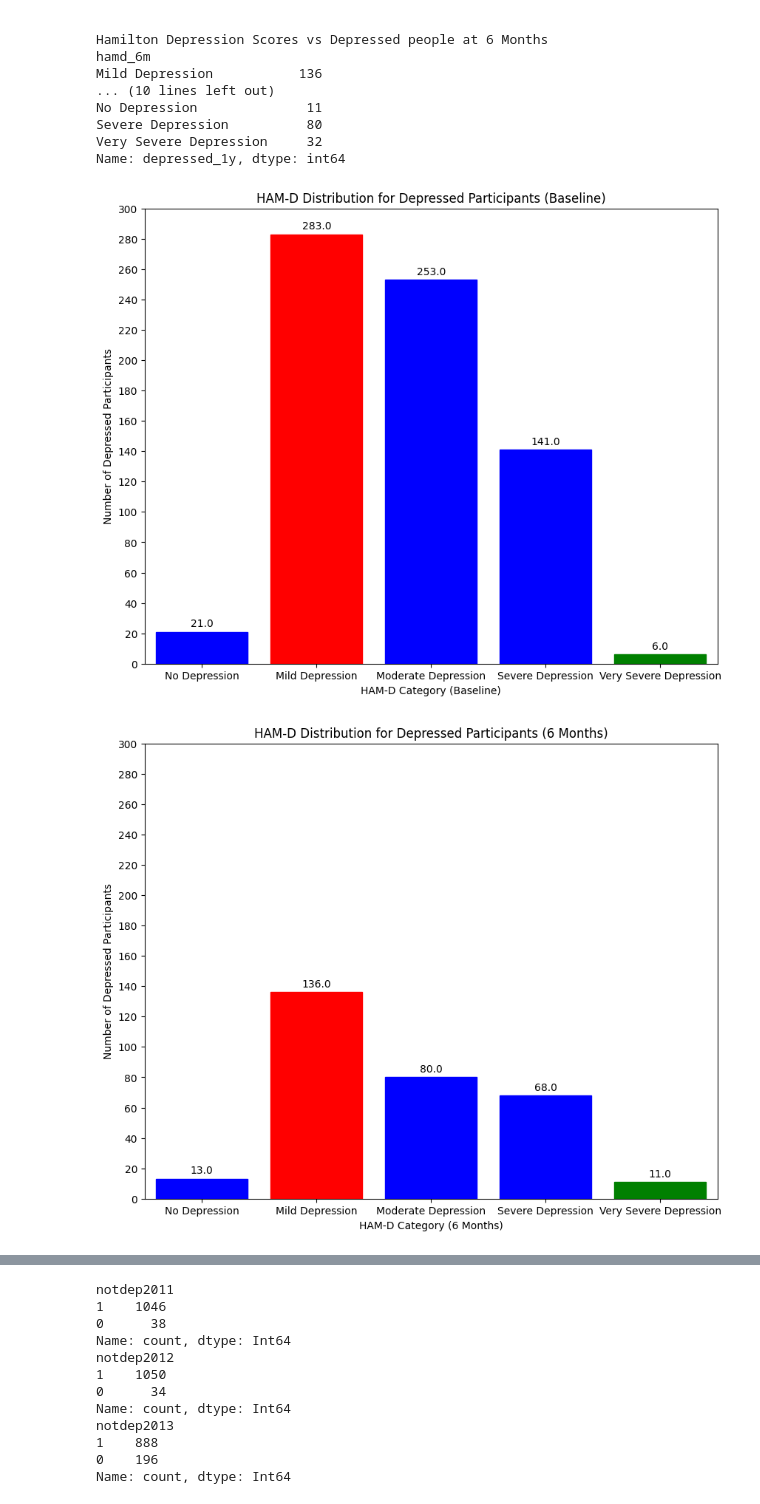
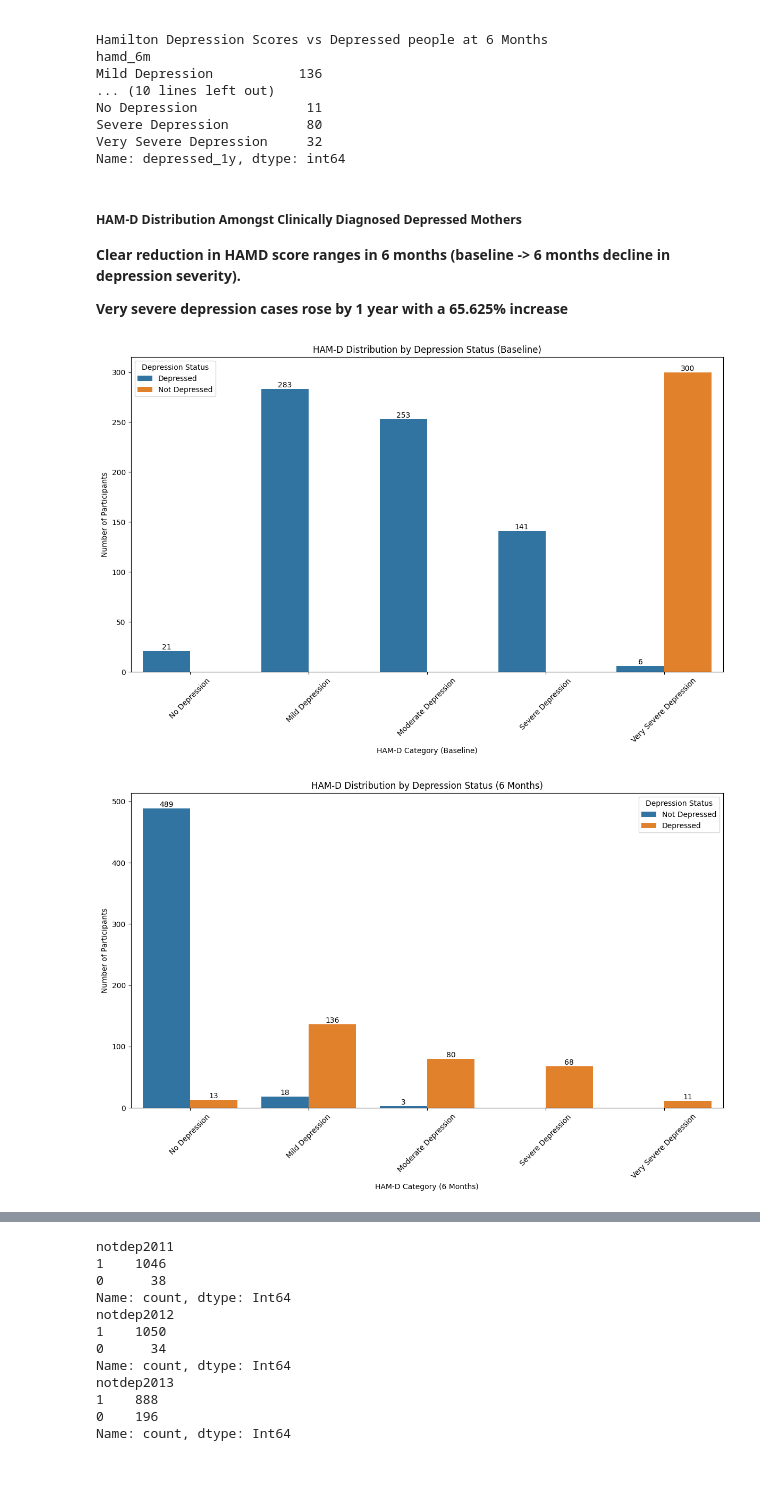
Before and after one commit to Human-Gechi/SCA-ML-AI-CHALLENGE, a Jupyter notebook: Code.ipynb, the cells around one changed output, grey strips where cells are left out. Drawn from its saved outputs; the diff is of its cells as text; code cells hidden in the pictures; blank space fills up the shorter version.

```diff
--- a/Code.ipynb
+++ b/Code.ipynb
@@ -247,42 +282,49 @@ No Depression              11
 Severe Depression          80
 Very Severe Depression     32
 Name: depressed_1y, dtype: int64
+# %% [markdown]
+##### HAM-D Distribution Amongst Clinically Diagnosed Depressed Mothers
+**Clear reduction in HAMD score ranges in 6 months (baseline -> 6 months decline in depression severity).**
+
+**Very severe depression cases rose by 1 year with a 65.625% increase**
 # %%
-
 col_pairs = [
     ("hamd_baseline", "dep_sample", "Baseline"),
     ("hamd_6m", "depressed_6m", "6 Months"),
     ("hamd_1y", "depressed_1y", "1 Year")
 ]
 
 for hamd_col, dep_col, label in col_pairs:
-    depressed_df = df[df[dep_col] == 1].copy()
-    depressed_df["hamd_cat"] = depressed_df[hamd_col].apply(baseline_depression)
-    plt.figure(figsize=(10, 8))
-    value = sn.countplot(
+    # Fix: Include both depressed and non-depressed participants
+    plot_df = df[(df[dep_col] == 1) | (df[dep_col] == 0)].copy()
+
+    # Create HAMD categories
+    plot_df["hamd_cat"] = plot_df[hamd_col].apply(baseline_depression)
+
+    # Create depression status labels
+    plot_df["depression_status"] = plot_df[dep_col].map({1: "Depressed", 0: "Not Depressed"})
+
+    plt.figure(figsize=(12, 8))
+
+    # Use hue parameter to create grouped bars
+    ax = sn.countplot(
         x="hamd_cat",
-        data=depressed_df,
+        hue="depression_status",
+        data=plot_df,
         order=["No Depression", "Mild Depression", "Moderate Depression", "Severe Depression", "Very Severe Depression"]
     )
-    counts = depressed_df["hamd_cat"].value_counts()
-    max_count = counts.max()
-    min_count = counts.min()
-    for bar in value.patches:
-        height = bar.get_height()
-        if height == max_count:
-            bar.set_color("Red")
-        elif height == min_count:
-            bar.set_color("Green")
-        else:
-            bar.set_color("Blue")
-        value.annotate(f'{height}', xy=(bar.get_x() + bar.get_width() / 2, height),
-                       xytext=(0, 3), textcoords="offset points",
-                       ha='center', va='bottom')
+
+    # Add count annotations on bars
+    for container in ax.containers:
+        ax.bar_label(container, fmt='%d')
+
     plt.xlabel(f"HAM-D Category ({label})")
-    plt.ylabel("Number of Depressed Participants")
-    plt.yticks(range(0, 320, 20))
-    plt.title(f"HAM-D Distribution for Depressed Participants ({label})")
+    plt.ylabel("Number of Participants")
+    plt.title(f"HAM-D Distribution by Depression Status ({label})")
+    plt.legend(title="Depression Status")
+    plt.xticks(rotation=45)
+    plt.tight_layout()
     plt.show()
 # %% [output]
-[figure, old version]
+[figure, new version]
-[figure, old version]
+[figure, new version]
```
Also changed, not shown: parts of 61 cells of this notebook, 1 other file.
